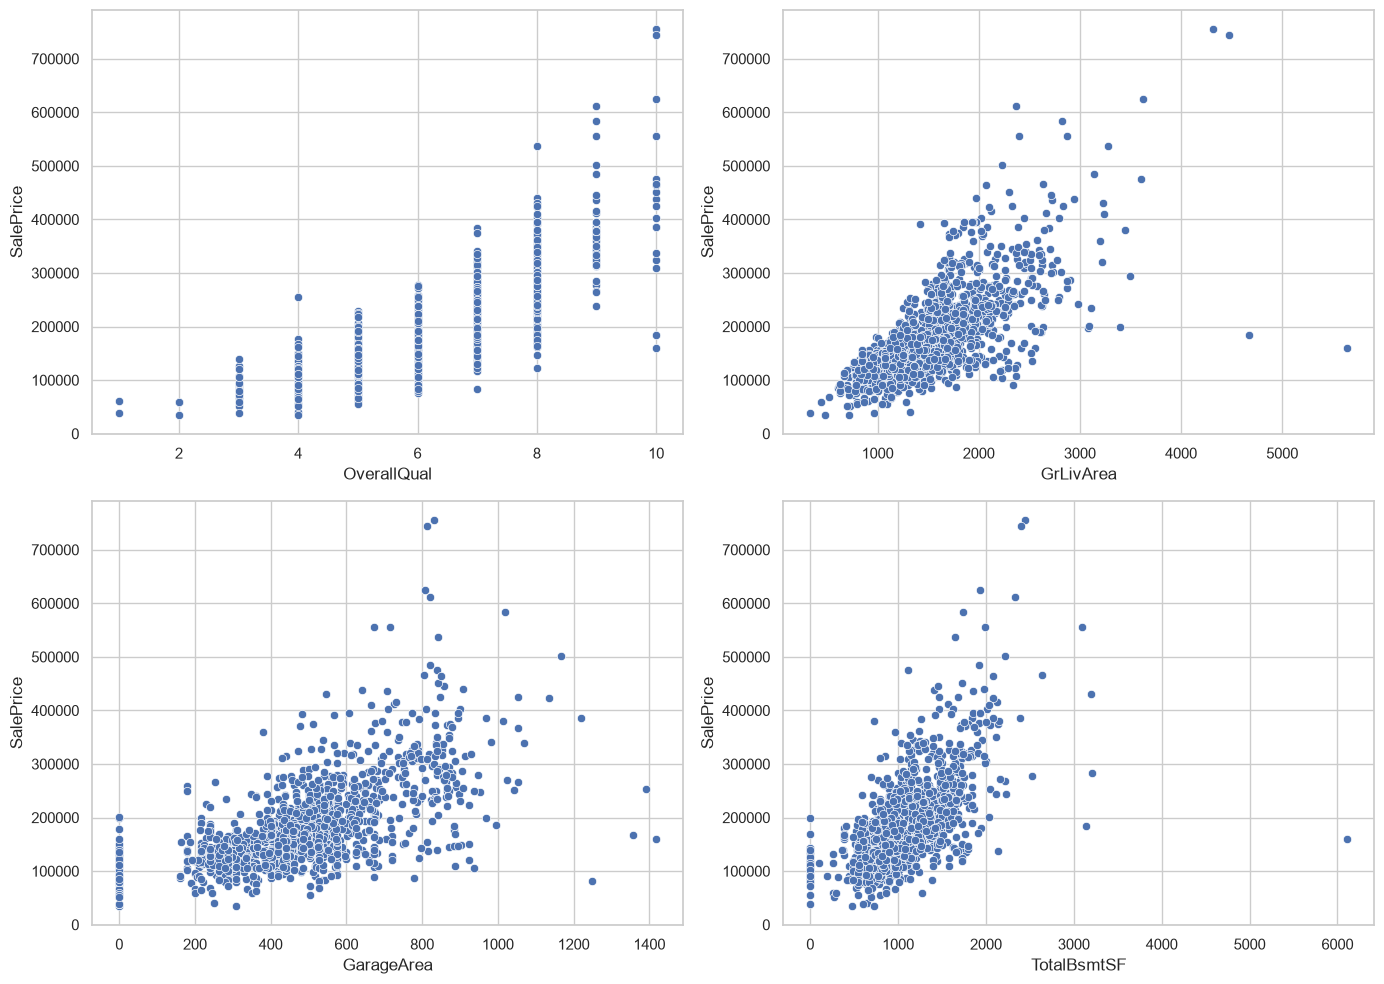
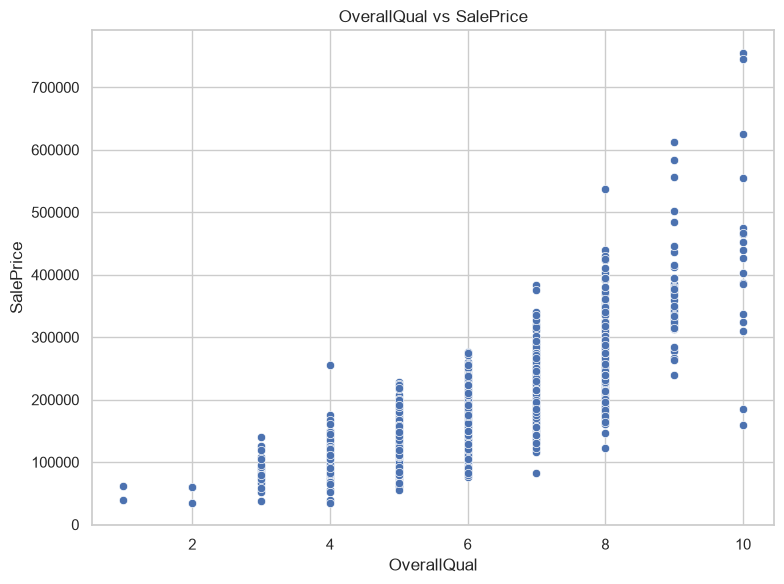
The notebook cell's code change between the first figure and the second:
--- before
+++ after
@@ -1,20 +1,31 @@
-fig, axes = plt.subplots(
-    2,
-    2,
-    figsize=(14,10)
-)
+relationship_features = {
+    "OverallQual": "overallqual_vs_saleprice.png",
+    "GrLivArea": "grlivarea_vs_saleprice.png",
+    "GarageArea": "garagearea_vs_saleprice.png",
+    "TotalBsmtSF": "totalbsmtsf_vs_saleprice.png"
+}
 
-axes = axes.flatten()
+for feature, filename in relationship_features.items():
 
-for i, feature in enumerate(relationship_features):
+    plt.figure(figsize=(8,6))
 
     sns.scatterplot(
         data=train_df,
         x=feature,
-        y="SalePrice",
-        ax=axes[i]
+        y="SalePrice"
     )
 
-plt.tight_layout()
+    plt.title(f"{feature} vs SalePrice")
+    plt.xlabel(feature)
+    plt.ylabel("SalePrice")
 
-plt.show()
+    plt.tight_layout()
+
+    plt.savefig(
+        f"../reports/figures/{filename}",
+        dpi=300,
+        bbox_inches="tight"
+    )
+
+    plt.show()
+    plt.close()

Commit: Added graphs from EDA notebook to reports/figures